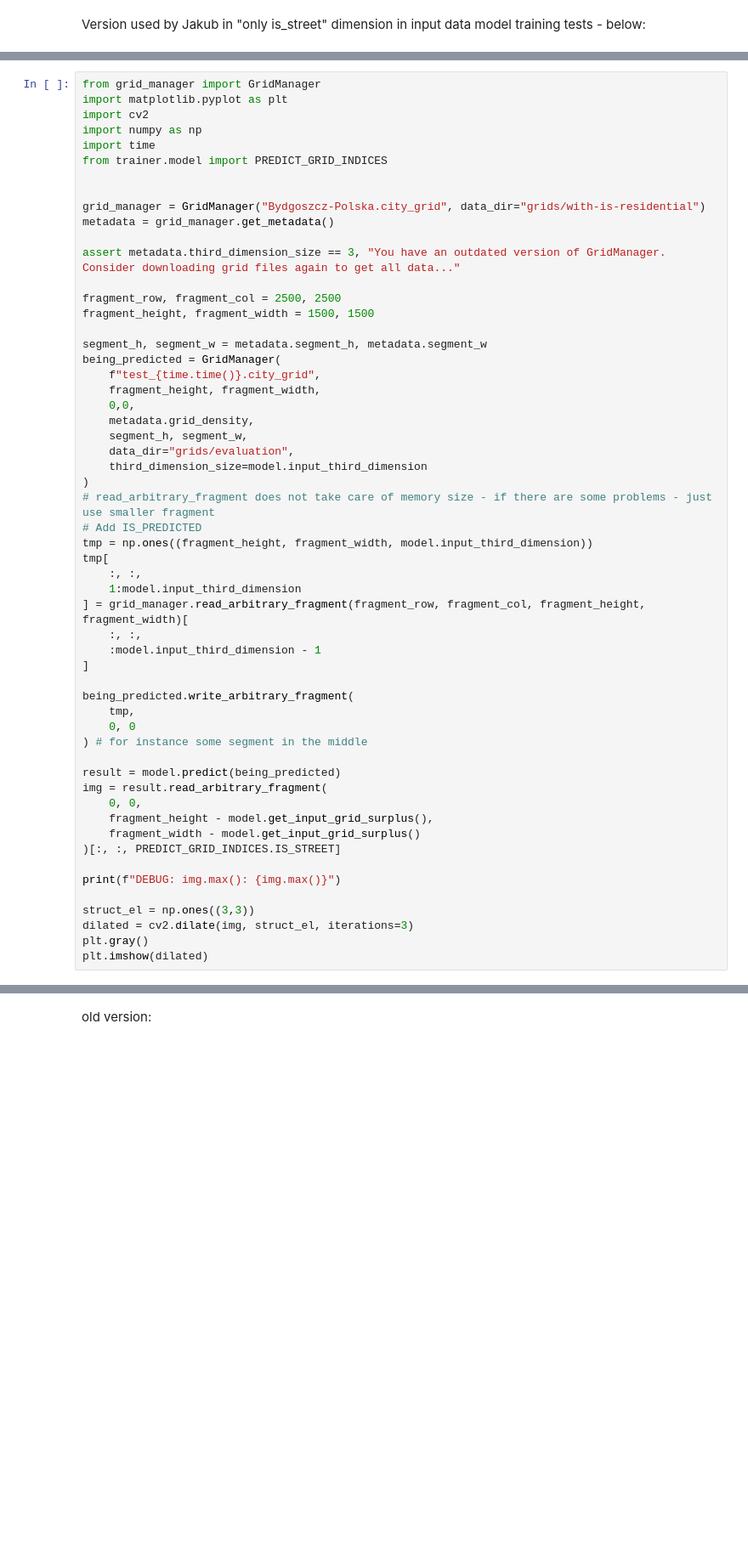
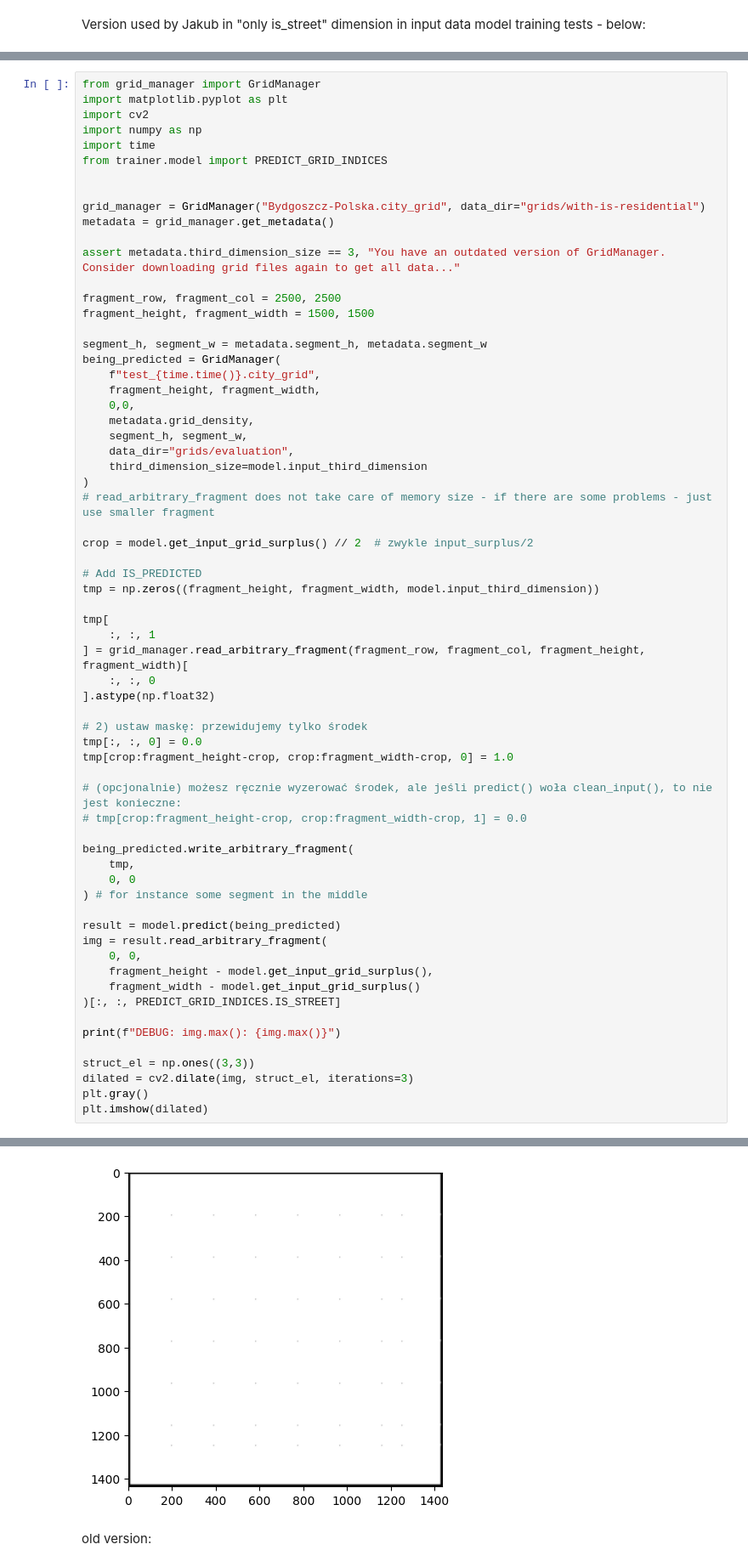
Before and after one commit to CRoadA/CRoadA, a Jupyter notebook: main.ipynb, the cells around one changed output, grey strips where cells are left out. Shown at 85% size. Cells and saved outputs as stored; diff of their text form; blank space fills up the shorter version.

```diff
--- a/main.ipynb
+++ b/main.ipynb
@@ -671,15 +698,24 @@ being_predicted = GridManager(
     third_dimension_size=model.input_third_dimension
 )
 # read_arbitrary_fragment does not take care of memory size - if there are some problems - just use smaller fragment
+
+crop = model.get_input_grid_surplus() // 2  # zwykle input_surplus/2
+
 # Add IS_PREDICTED
-tmp = np.ones((fragment_height, fragment_width, model.input_third_dimension))
+tmp = np.zeros((fragment_height, fragment_width, model.input_third_dimension))
+
 tmp[
-    :, :,
-    1:model.input_third_dimension
+    :, :, 1
 ] = grid_manager.read_arbitrary_fragment(fragment_row, fragment_col, fragment_height, fragment_width)[
-    :, :,
-    :model.input_third_dimension - 1
-]
+    :, :, 0
+].astype(np.float32)
+
+# 2) ustaw maskę: przewidujemy tylko środek
+tmp[:, :, 0] = 0.0
+tmp[crop:fragment_height-crop, crop:fragment_width-crop, 0] = 1.0
+
+# (opcjonalnie) możesz ręcznie wyzerować środek, ale jeśli predict() woła clean_input(), to nie jest konieczne:
+# tmp[crop:fragment_height-crop, crop:fragment_width-crop, 1] = 0.0
 
 being_predicted.write_arbitrary_fragment(
     tmp,
@@ -699,3 +735,4 @@ struct_el = np.ones((3,3))
 dilated = cv2.dilate(img, struct_el, iterations=3)
 plt.gray()
 plt.imshow(dilated)
+# %% [output]
@@ -702,3 +752,4 @@ plt.imshow(dilated)
+[figure, added]
 # %% [markdown]
 old version:
 # %%
```
Also changed, not shown: parts of 7 cells of this notebook, 1 other file.
